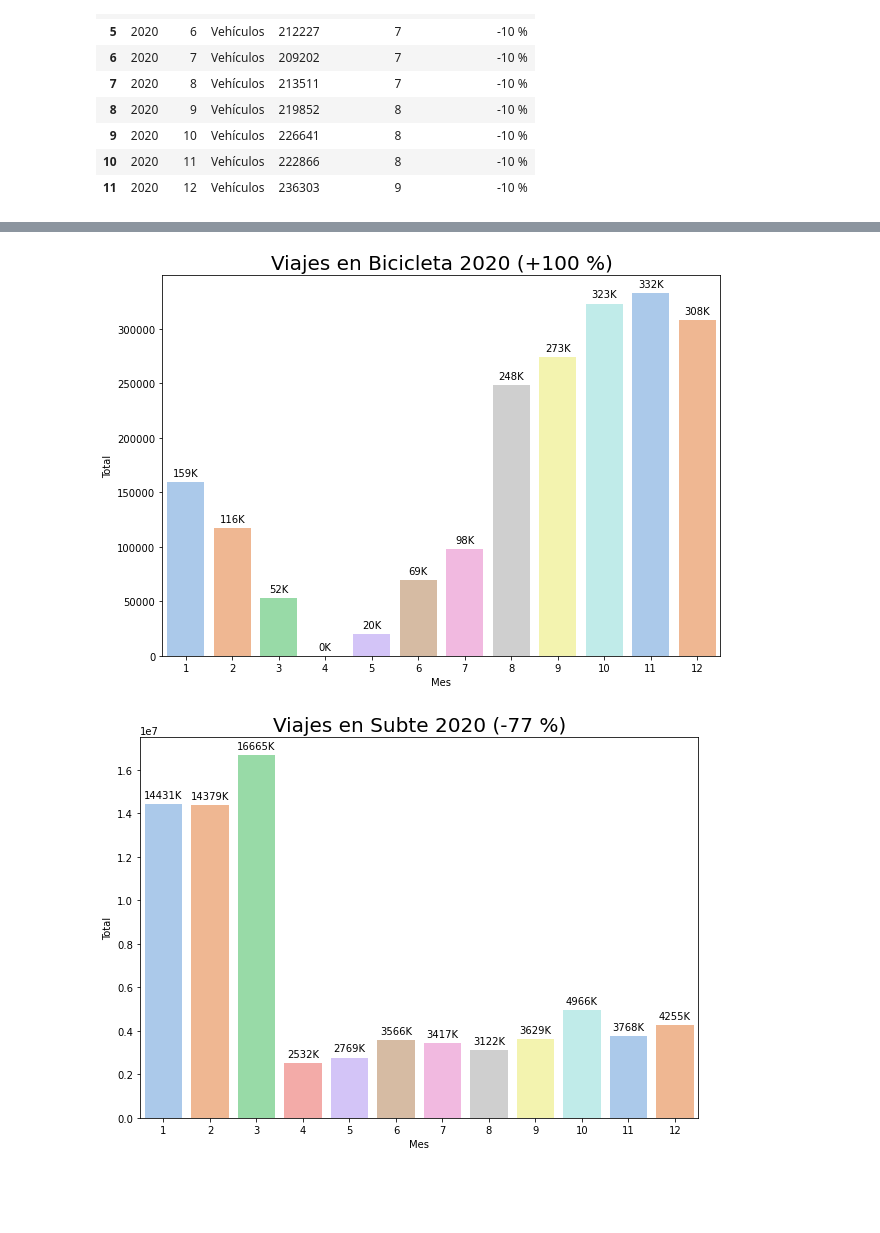
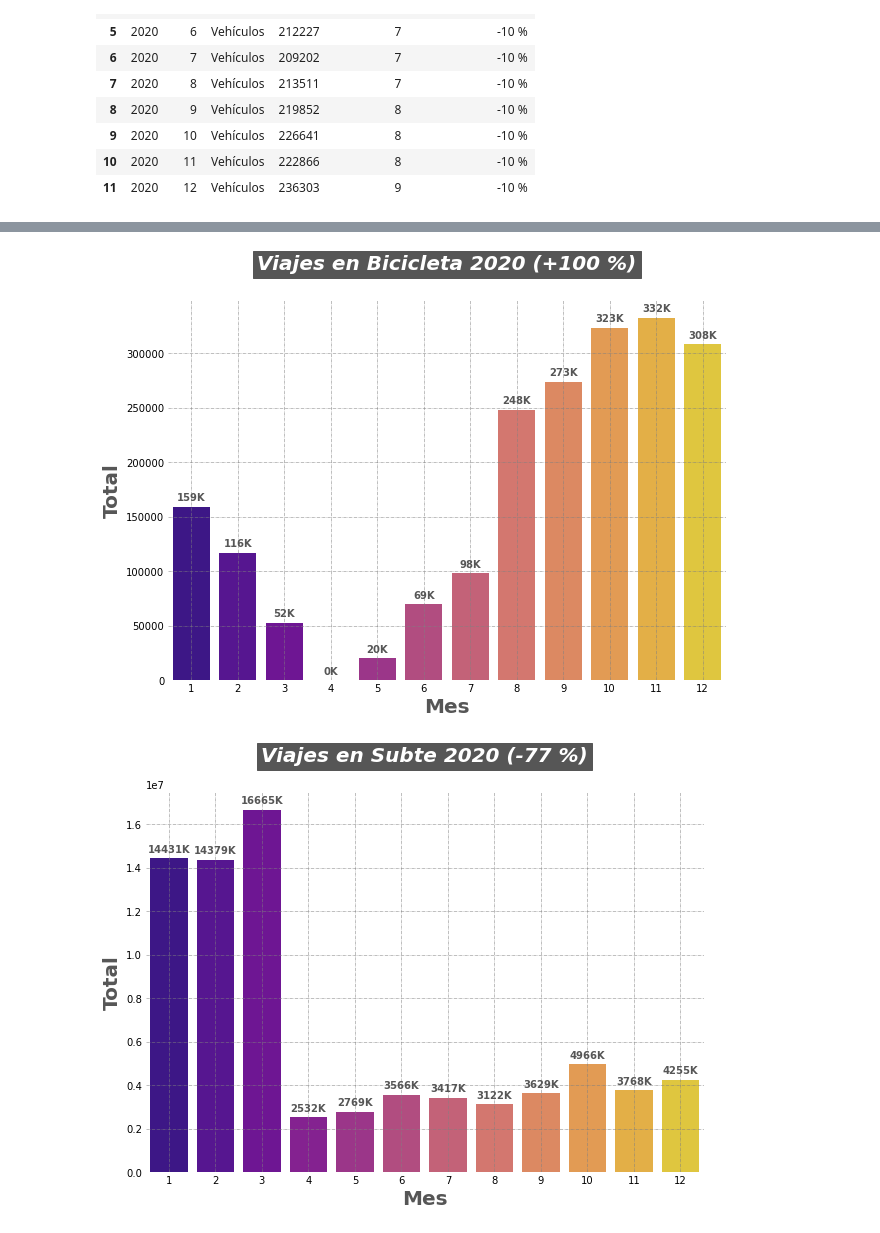
Before and after one commit to fernandorgonzalez/cursos-eant-python_data_analytics-proyecto, a Jupyter notebook: pda-lm-n-294-1.ipynb, the cells around one changed output, grey strips where cells are left out. Saved outputs shown, nothing was run; the diff lists cells and outputs as text; code cells hidden in the pictures; blank space fills up the shorter version.

```diff
--- a/pda-lm-n-294-1.ipynb
+++ b/pda-lm-n-294-1.ipynb
@@ -145,6 +151,6 @@ sns.color_palette('pastel',12)
 # %%
 paleta_meses = {}
 for i in range(0,12):
-    paleta_meses[i+1] = sns.color_palette('pastel',12)[i]
+    paleta_meses[i+1] = sns.color_palette('plasma',12)[i]
 paleta_meses
 # %% [output]
@@ -215,0 +204,22 @@ plt.show()
+# %%
+plt.figure(figsize=(10,7))
+s = sns.barplot(data = df_contaminantes,
+            x = 'MES',
+            y = 'TOTAL',
+            palette = paleta_meses)
+for p in s.patches:
+    s.annotate(p.get_height(),
+                   (p.get_x() + p.get_width() / 2., p.get_height()),
+                   ha = 'center', va = 'center',
+                   size=10,
+                   xytext = (0, 9),
+                   textcoords = 'offset points',
+                   weight="bold",color="#565656")
+plt.title("Contaminantes 2020 (" + df_contaminantes.iloc[0][5] + ")", fontsize = 20,backgroundcolor="#565656",
+  weight="bold",color="white",style="italic",loc="center",pad=30)
+plt.xlabel('Mes',weight="bold",size=20,color="#565656")
+plt.ylabel('Total',weight="bold",size=20,color="#565656")
+plt.tick_params(labelsize=10,length=0)
+plt.box(False)
+plt.grid(linewidth=0.5,color="grey",linestyle="-.")
+plt.show()
@@ -216,22 +228,27 @@ plt.show()
 # %%
 plt.figure(figsize=(10,7))
 s = sns.barplot(data = df_bicicletas,
             x = 'MES',
             y = 'TOTAL',
             palette = paleta_meses)
 for p in s.patches:
     s.annotate(str(int(p.get_height()/1000)) + 'K',
                    (p.get_x() + p.get_width() / 2., p.get_height()),
                    ha = 'center', va = 'center',
                    size=10,
                    xytext = (0, 9),
-                   textcoords = 'offset points')
-plt.title("Viajes en Bicicleta 2020 (" + df_bicicletas.iloc[0][5] + ")", fontsize = 20)
-plt.xlabel('Mes')
-plt.ylabel('Total')
+                   textcoords = 'offset points',
+                   weight="bold",color="#565656")
+plt.title("Viajes en Bicicleta 2020 (" + df_bicicletas.iloc[0][5] + ")", fontsize = 20,backgroundcolor="#565656",
+  weight="bold",color="white",style="italic",loc="center",pad=30)
+plt.xlabel('Mes',weight="bold",size=20,color="#565656")
+plt.ylabel('Total',weight="bold",size=20,color="#565656")
+plt.tick_params(labelsize=10,length=0)
+plt.box(False)
+plt.grid(linewidth=0.5,color="grey",linestyle="-.")
 plt.show()
 # %% [output]
-[figure, old version]
+[figure, new version]
 # %%
 plt.figure(figsize=(10,7))
 s = sns.barplot(data = df_subte,
@@ -244,13 +261,18 @@ for p in s.patches:
                    ha = 'center', va = 'center',
                    size=10,
                    xytext = (0, 9),
-                   textcoords = 'offset points')
-plt.title("Viajes en Subte 2020 (" + df_subte.iloc[0][5] + ")", fontsize = 20)
-plt.xlabel('Mes')
-plt.ylabel('Total')
+                   textcoords = 'offset points',
+                   weight="bold",color="#565656")
+plt.title("Viajes en Subte 2020 (" + df_subte.iloc[0][5] + ")", fontsize = 20,backgroundcolor="#565656",
+  weight="bold",color="white",style="italic",loc="center",pad=30)
+plt.xlabel('Mes',weight="bold",size=20,color="#565656")
+plt.ylabel('Total',weight="bold",size=20,color="#565656")
+plt.tick_params(labelsize=10,length=0)
+plt.box(False)
+plt.grid(linewidth=0.5,color="grey",linestyle="-.")
 plt.show()
 # %% [output]
-[figure, old version]
+[figure, new version]
 # %%
 plt.figure(figsize=(10,7))
 s = sns.barplot(data = df_vehiculos,
```
Also changed, not shown: parts of 15 cells of this notebook, 3 other files.
